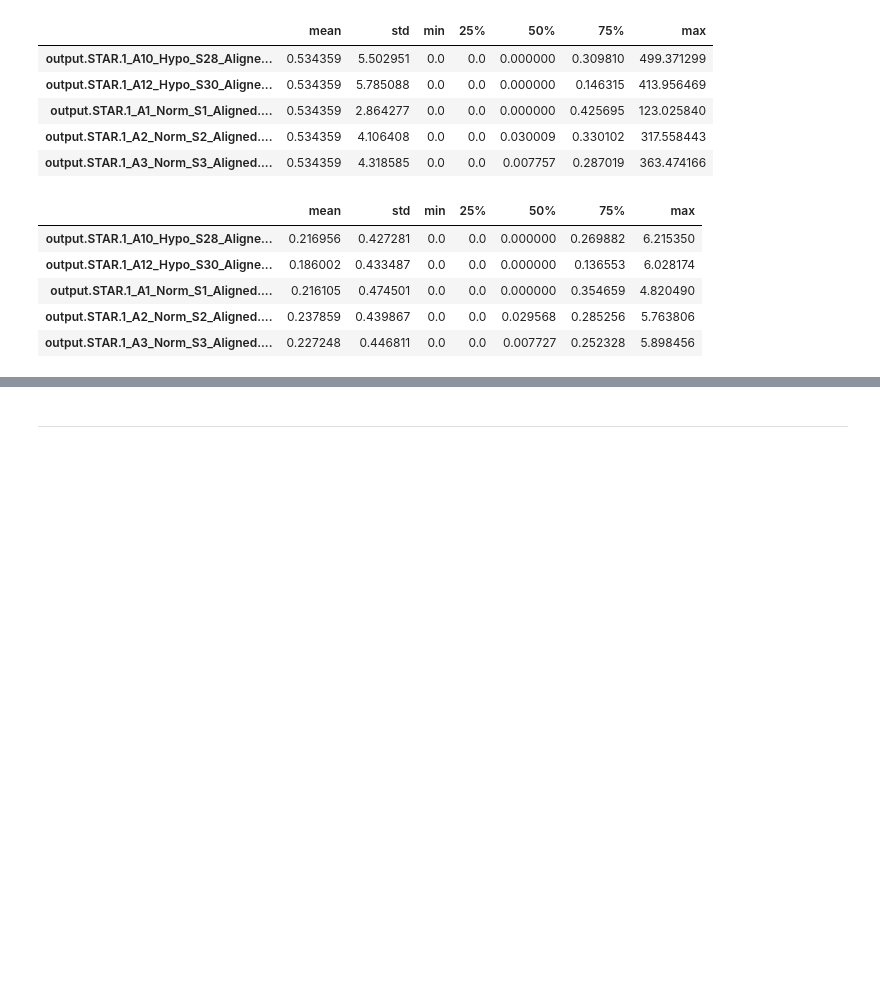
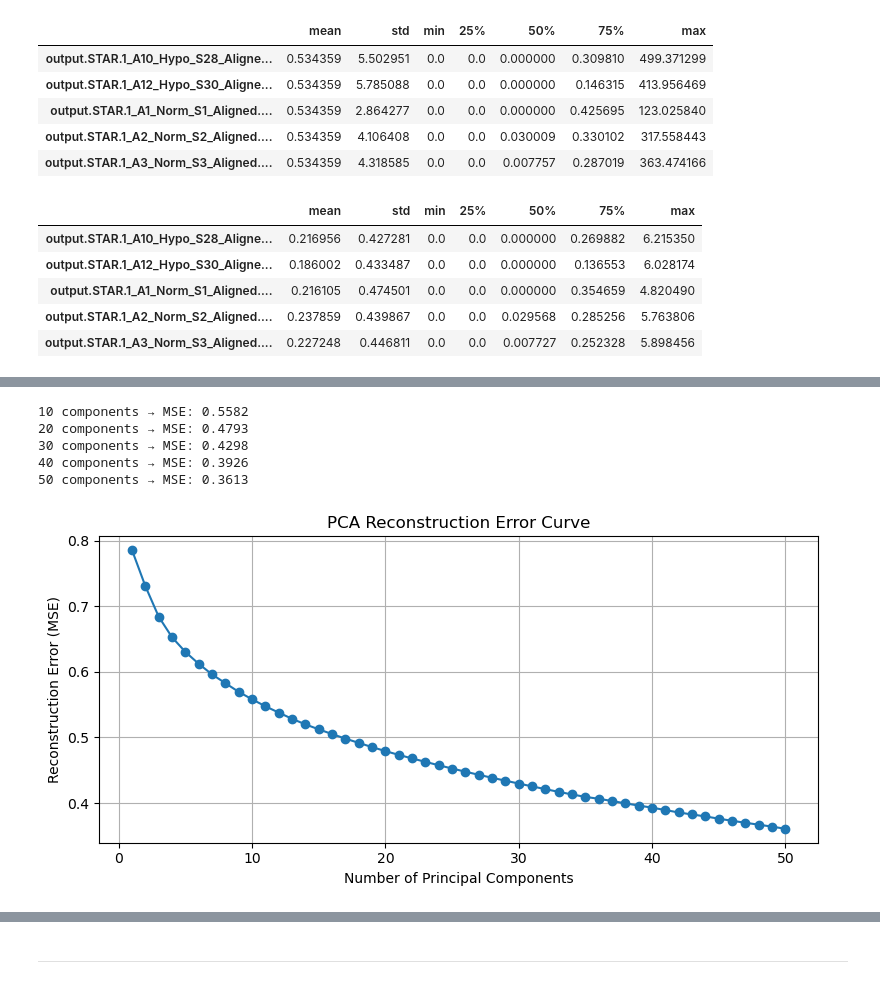
Before and after one commit to katiarusso/breast-cancer-ml-classification, a Jupyter notebook: Notebooks/Main.ipynb, the cells around one changed output, grey strips where cells are left out. Drawn from its saved outputs; the diff is of its cells as text; code cells hidden in the pictures; blank space fills up the shorter version.

```diff
--- a/Notebooks/Main.ipynb
+++ b/Notebooks/Main.ipynb
@@ -934,12 +992,12 @@ Most cells had **extremely right-skewed gene distributions** in the normalized m
 # %%
 # Z-score normalization
-dfs_mcf_st = pd.DataFrame(
-    StandardScaler().fit_transform(df_log.T).T,
-    index=df_log.index,
-    columns=df_log.columns)
+dfs_mcf_zscore = pd.DataFrame(
+    StandardScaler().fit_transform(df_log_hvg.T).T,
+    index=df_log_hvg.index,
+    columns=df_log_hvg.columns)
 
 # Print Z-score normalized data
 print("MCF7: After Z-score")
-print(dfs_mcf_st.iloc[:10, :10])
+print(dfs_mcf_zscore.iloc[:10, :10])
 # %% [output]
 MCF7: After Z-score
@@ -1085,0 +1090,45 @@ plt.show()
+# %%
+from sklearn.metrics import mean_squared_error
+
+for n in [10, 20, 30, 40, 50]:
+    pca = PCA(n_components=n)
+    X_transformed = pca.fit_transform(X)
+    X_reconstructed = pca.inverse_transform(X_transformed)
+    recon_error = mean_squared_error(X, X_reconstructed)
+    print(f"{n} components → MSE: {recon_error:.4f}")
+# %% [output]
+10 components → MSE: 0.5582
+20 components → MSE: 0.4793
+30 components → MSE: 0.4298
+40 components → MSE: 0.3926
+50 components → MSE: 0.3613
+# %%
+from sklearn.metrics import mean_squared_error
+
+X = dfs_mcf_zscore.T  # shape: cells × genes
+
+errors = []
+components_range = range(1, 51)
+
+for n in components_range:
+    pca = PCA(n_components=n)
+    X_transformed = pca.fit_transform(X)
+    X_reconstructed = pca.inverse_transform(X_transformed)
+
+    # Compute MSE between original and reconstructed
+    mse = mean_squared_error(X, X_reconstructed)
+    errors.append(mse)
+
+# Plot reconstruction error
+import matplotlib.pyplot as plt
+
+plt.figure(figsize=(8, 4))
+plt.plot(components_range, errors, marker='o')
+plt.xlabel("Number of Principal Components")
+plt.ylabel("Reconstruction Error (MSE)")
+plt.title("PCA Reconstruction Error Curve")
+plt.grid(True)
+plt.tight_layout()
+plt.show()
+# %% [output]
+[figure, added]
```
Also changed, not shown: parts of 14 cells of this notebook.
